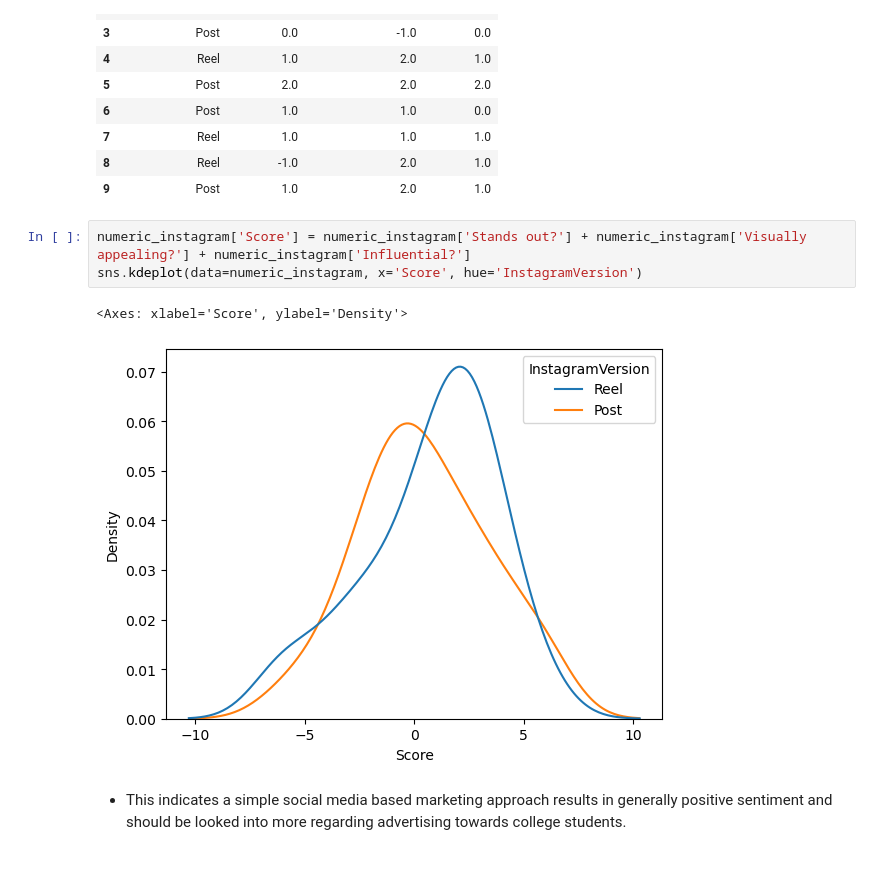
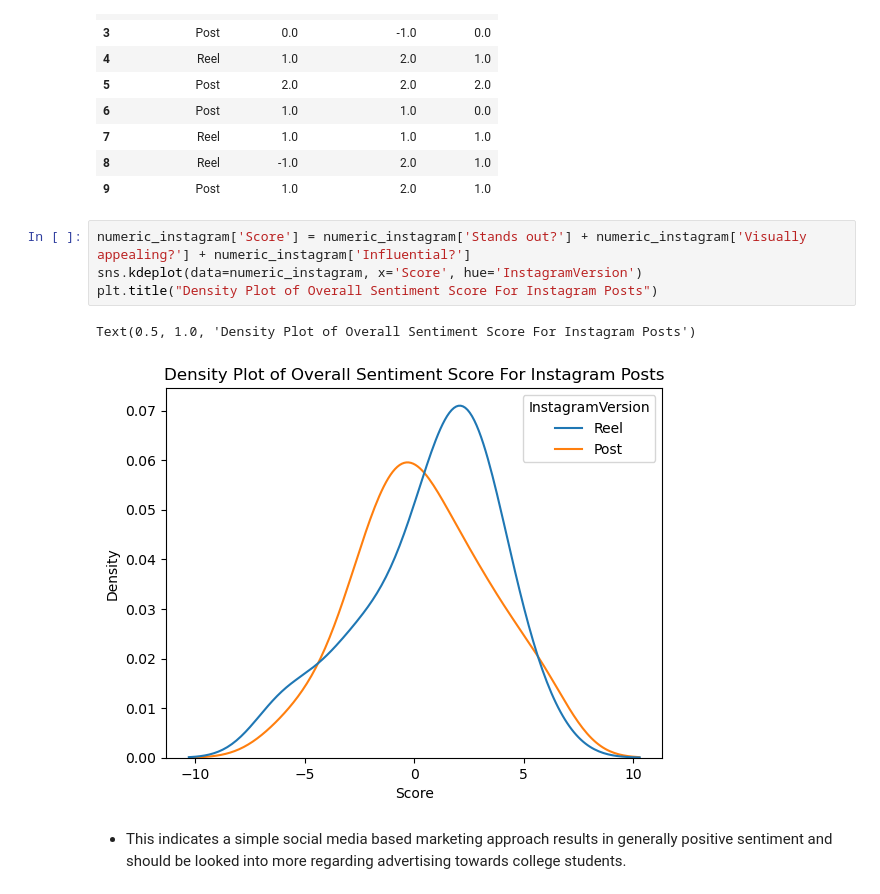
Before and after one commit to Elijah-Andrae56/MKTG_390_Survey_Analysis, a Jupyter notebook: mktg_390.ipynb, the cells around one changed output. Drawn from its saved outputs; the diff is of its cells as text; blank space fills up the shorter version.

```diff
--- a/mktg_390.ipynb
+++ b/mktg_390.ipynb
@@ -440,9 +440,10 @@ numeric_instagram.head(10)
 # %%
 numeric_instagram['Score'] = numeric_instagram['Stands out?'] + numeric_instagram['Visually appealing?'] + numeric_instagram['Influential?']
 sns.kdeplot(data=numeric_instagram, x='Score', hue='InstagramVersion')
+plt.title("Density Plot of Overall Sentiment Score For Instagram Posts")
 # %% [output]
-<Axes: xlabel='Score', ylabel='Density'>
+Text(0.5, 1.0, 'Density Plot of Overall Sentiment Score For Instagram Posts')
-[figure, old version]
+[figure, new version]
 # %% [markdown]
 - This indicates a simple social media based marketing approach results in generally positive sentiment and should be looked into more regarding advertising towards college students.
 # %%
```
Also changed, not shown: parts of 7 cells of this notebook.
